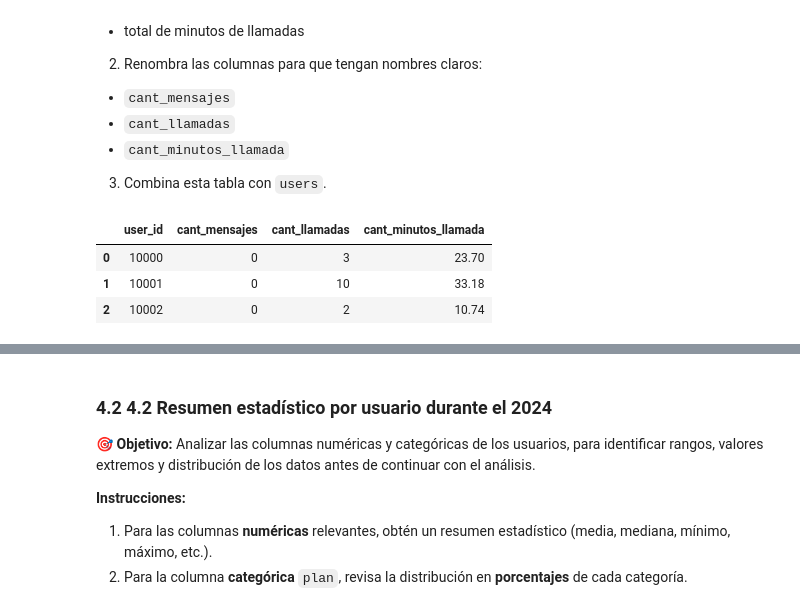
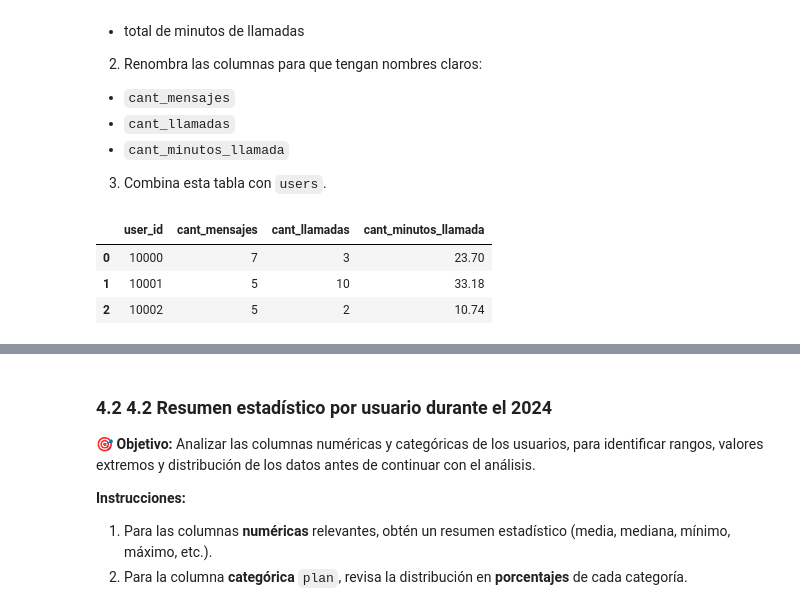
Before and after one commit to tonyoinsights/sprint7-final-project, a Jupyter notebook: S7 Version-Estudiante-Project-ConnectaTel (1).ipynb, the cells around one changed output, grey strips where cells are left out. Cells and saved outputs as stored; diff of their text form; code cells hidden in the pictures.

```diff
--- a/S7 Version-Estudiante-Project-ConnectaTel (1).ipynb
+++ b/S7 Version-Estudiante-Project-ConnectaTel (1).ipynb
@@ -634,28 +692,30 @@ Clasificación: Los nulos son de tipo MAR (Missing At Random), ya que su ausenci
 - `cant_minutos_llamada`
 3. Combina esta tabla con `users`.
 # %%
+
+
 
 
 # Columnas auxiliares
 
 # Columnas auxiliares para facilitar el conteo
-usage["is_text"] = (usage["type"] == "sms").astype(int) # Cambié "text" por "sms" según lo que vimos en el groupby anterior
-usage["is_call"] = (usage["type"] == "call").astype(int)
+usage["is_text"] = (usage["type"] == 'text').astype(int)
+usage["is_call"] = (usage["type"] == 'call').astype(int)
 
 # Agrupar información por usuario
 usage_agg = usage.groupby('user_id').agg({
-    'is_text': 'sum',           # Sumamos los 1 para tener el total de mensajes
-    'is_call': 'sum',           # Sumamos los 1 para tener el total de llamadas
-    'duration': 'sum'           # Sumamos los minutos reales de las llamadas
+    'is_text': 'sum',
+    'is_call': 'sum',
+    'duration': 'sum'
 }).reset_index()
 
 # Renombrar columnas para que sean claras
 usage_agg.columns = ['user_id', 'cant_mensajes', 'cant_llamadas', 'cant_minutos_llamada']
 
 # observar resultado
 usage_agg.head(3)
 # %% [output]
 |  | user_id | cant_mensajes | cant_llamadas | cant_minutos_llamada |
-| 0 | 10000 | 0 | 3 | 23.70 |
-| 1 | 10001 | 0 | 10 | 33.18 |
-| 2 | 10002 | 0 | 2 | 10.74 |
+| 0 | 10000 | 7 | 3 | 23.70 |
+| 1 | 10001 | 5 | 10 | 33.18 |
+| 2 | 10002 | 5 | 2 | 10.74 |
```
Also changed, not shown: parts of 29 cells of this notebook.
